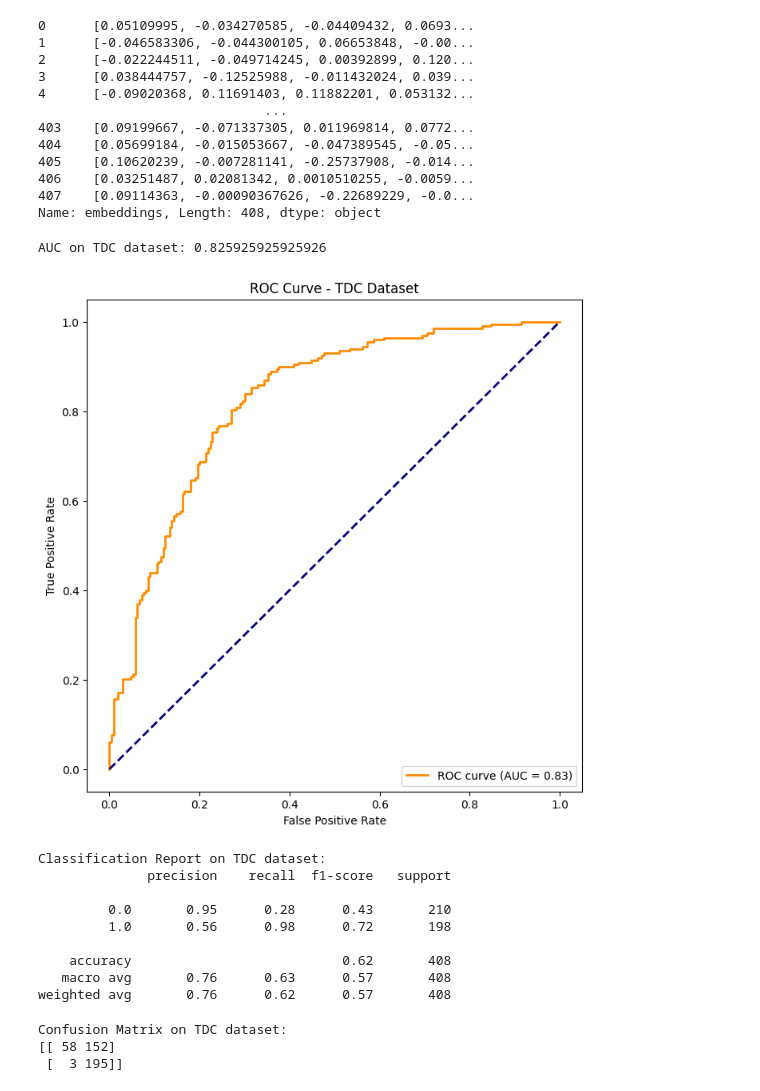
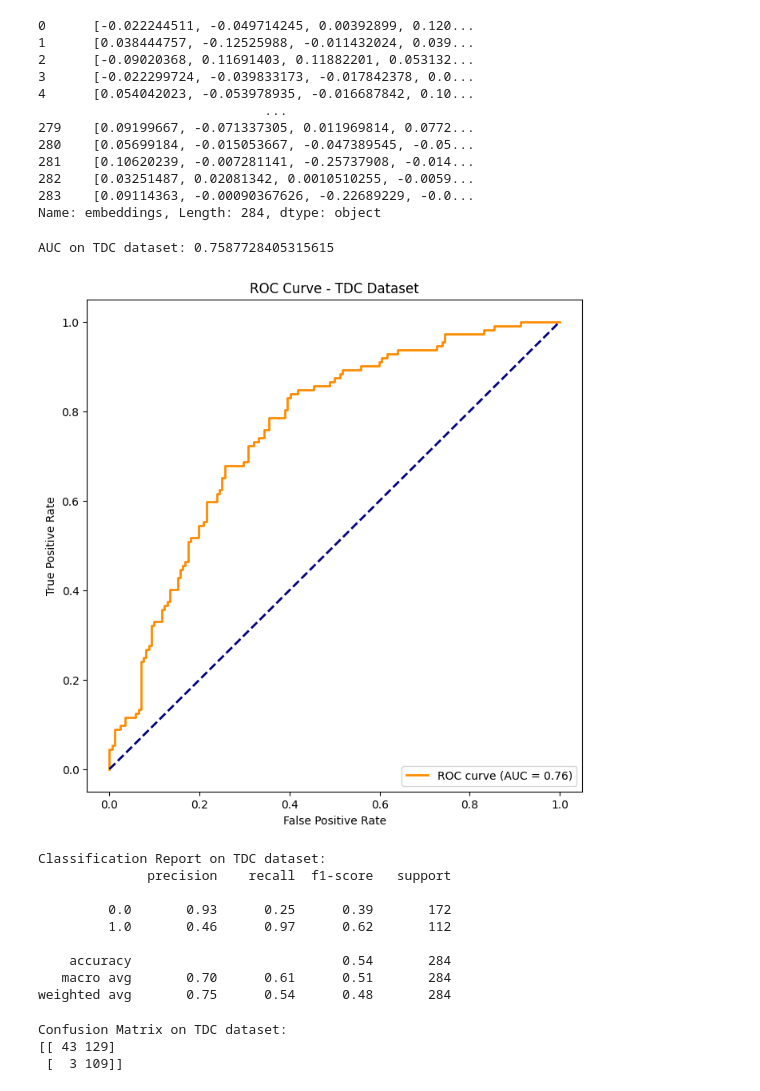
Before and after one commit to ersilia-os/eos7e3s, a Jupyter notebook: model/framework/code/02_model_validation.ipynb, the cells around one changed output. Saved outputs shown, nothing was run; the diff lists cells and outputs as text; code cells hidden in the pictures.

```diff
--- a/model/framework/code/02_model_validation.ipynb
+++ b/model/framework/code/02_model_validation.ipynb
@@ -14,7 +14,7 @@ model_path = '../../checkpoints/AutoML_ersilia.joblib'
 AutoML_model = joblib.load(model_path)
 # %%
 # Load the TDC dataset
-tdc_data_path = '../data/filtered_tdc_dataset.csv'
+tdc_data_path = '../data/tdc_test_set.csv'
 tdc_data = pd.read_csv(tdc_data_path)
 # %%
 ##Convert SMILES to Ersilia Embeddings:
@@ -22,13 +22,13 @@ tdc_data = pd.read_csv(tdc_data_path)
 from eosce.models import ErsiliaCompoundEmbeddings
 
 # Assuming 'SMILES' is the column containing chemical compounds in your TDC dataset
-tdc_compounds = tdc_data['Drug'].tolist()
+tdc_compounds = tdc_data['smiles'].tolist()
 
 # Initialize the ErsiliaCompoundEmbeddings model
 model = ErsiliaCompoundEmbeddings()
 
 # Create a new column for embeddings
-tdc_data['embeddings'] = tdc_data['Drug'].apply(lambda x: model.transform([x])[0])
+tdc_data['embeddings'] = tdc_data['smiles'].apply(lambda x: model.transform([x])[0])
 
 
 # Assuming preprocess_data is your data preprocessing function
@@ -36,50 +36,50 @@ X_tdc = tdc_data['embeddings']
 # %%
 print(X_tdc)
 # %% [output]
-0      [0.05109995, -0.034270585, -0.04409432, 0.0693...
-1      [-0.046583306, -0.044300105, 0.06653848, -0.00...
-2      [-0.022244511, -0.049714245, 0.00392899, 0.120...
-3      [0.038444757, -0.12525988, -0.011432024, 0.039...
-4      [-0.09020368, 0.11691403, 0.11882201, 0.053132...
+0      [-0.022244511, -0.049714245, 0.00392899, 0.120...
+1      [0.038444757, -0.12525988, -0.011432024, 0.039...
+2      [-0.09020368, 0.11691403, 0.11882201, 0.053132...
+3      [-0.022299724, -0.039833173, -0.017842378, 0.0...
+4      [0.054042023, -0.053978935, -0.016687842, 0.10...
                              ...
-403    [0.09199667, -0.071337305, 0.011969814, 0.0772...
-404    [0.05699184, -0.015053667, -0.047389545, -0.05...
-405    [0.10620239, -0.007281141, -0.25737908, -0.014...
-406    [0.03251487, 0.02081342, 0.0010510255, -0.0059...
-407    [0.09114363, -0.00090367626, -0.22689229, -0.0...
-Name: embeddings, Length: 408, dtype: object
+279    [0.09199667, -0.071337305, 0.011969814, 0.0772...
+280    [0.05699184, -0.015053667, -0.047389545, -0.05...
+281    [0.10620239, -0.007281141, -0.25737908, -0.014...
+282    [0.03251487, 0.02081342, 0.0010510255, -0.0059...
+283    [0.09114363, -0.00090367626, -0.22689229, -0.0...
+Name: embeddings, Length: 284, dtype: object
 # %%
 X_tdc = np.array(tdc_data['embeddings'].tolist())
 # %%
 # Predict probabilities for the positive class
 tdc_predictions_proba = AutoML_model.predict_proba(X_tdc)[:, 1]
 
 # Assuming you have the true labels in 'Target' column
 # Calculate ROC curve and AUC
-fpr_tdc, tpr_tdc, thresholds_tdc = roc_curve(tdc_data['Y'], tdc_predictions_proba)
+fpr_tdc, tpr_tdc, thresholds_tdc = roc_curve(tdc_data['outcome'], tdc_predictions_proba)
 auc_tdc = auc(fpr_tdc, tpr_tdc)
 
 print(f"AUC on TDC dataset: {auc_tdc}")
 
 # Optionally, visualize the ROC curve
 import matplotlib.pyplot as plt
 
 plt.figure(figsize=(8, 8))
 plt.plot(fpr_tdc, tpr_tdc, color='darkorange', lw=2, label=f'ROC curve (AUC = {auc_tdc:.2f})')
 plt.plot([0, 1], [0, 1], color='navy', lw=2, linestyle='--')
 plt.xlabel('False Positive Rate')
 plt.ylabel('True Positive Rate')
 plt.title('ROC Curve - TDC Dataset')
 plt.legend(loc="lower right")
 plt.show()
 # %% [output]
-AUC on TDC dataset: 0.825925925925926
+AUC on TDC dataset: 0.7587728405315615
-[figure, old version]
+[figure, new version]
 # %%
 from sklearn.metrics import classification_report
 
 # Assuming you have true labels in 'Y' column
-true_labels = tdc_data['Y']
+true_labels = tdc_data['outcome']
 
 # Set a threshold for binary classification (if needed)
 threshold = 0.5  # Adjust this threshold based on your specific requirements
@@ -97,17 +97,17 @@ print(classification_rep)
 Classification Report on TDC dataset:
               precision    recall  f1-score   support
 
-         0.0       0.95      0.28      0.43       210
-         1.0       0.56      0.98      0.72       198
+         0.0       0.93      0.25      0.39       172
+         1.0       0.46      0.97      0.62       112
 
-    accuracy                           0.62       408
-   macro avg       0.76      0.63      0.57       408
-weighted avg       0.76      0.62      0.57       408
+    accuracy                           0.54       284
+   macro avg       0.70      0.61      0.51       284
+weighted avg       0.75      0.54      0.48       284
 # %%
 from sklearn.metrics import confusion_matrix
 
-# Assuming you have true labels in 'Y' column
-true_labels = tdc_data['Y']
+
+true_labels = tdc_data['outcome']
 
 # Set a threshold for binary classification (if needed)
 threshold = 0.5  # Adjust this threshold based on your specific requirements
@@ -123,8 +123,8 @@ print("Confusion Matrix on TDC dataset:")
 print(conf_matrix)
 # %% [output]
 Confusion Matrix on TDC dataset:
-[[ 58 152]
- [  3 195]]
+[[ 43 129]
+ [  3 109]]
 # %%
 ##Confusion matrix
 from sklearn.metrics import confusion_matrix
```
Also changed, not shown: parts of 4 cells of this notebook, 10 other files.
